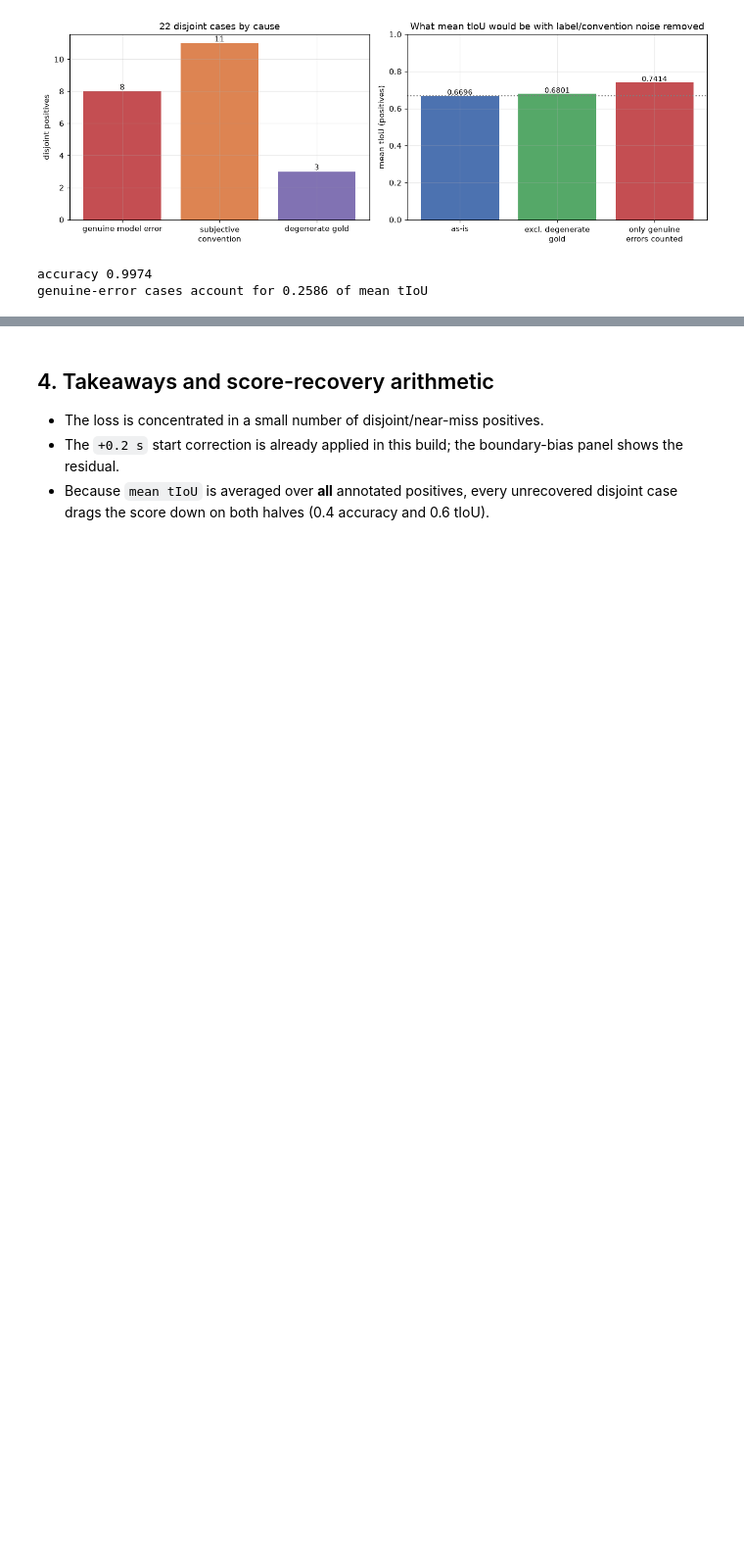
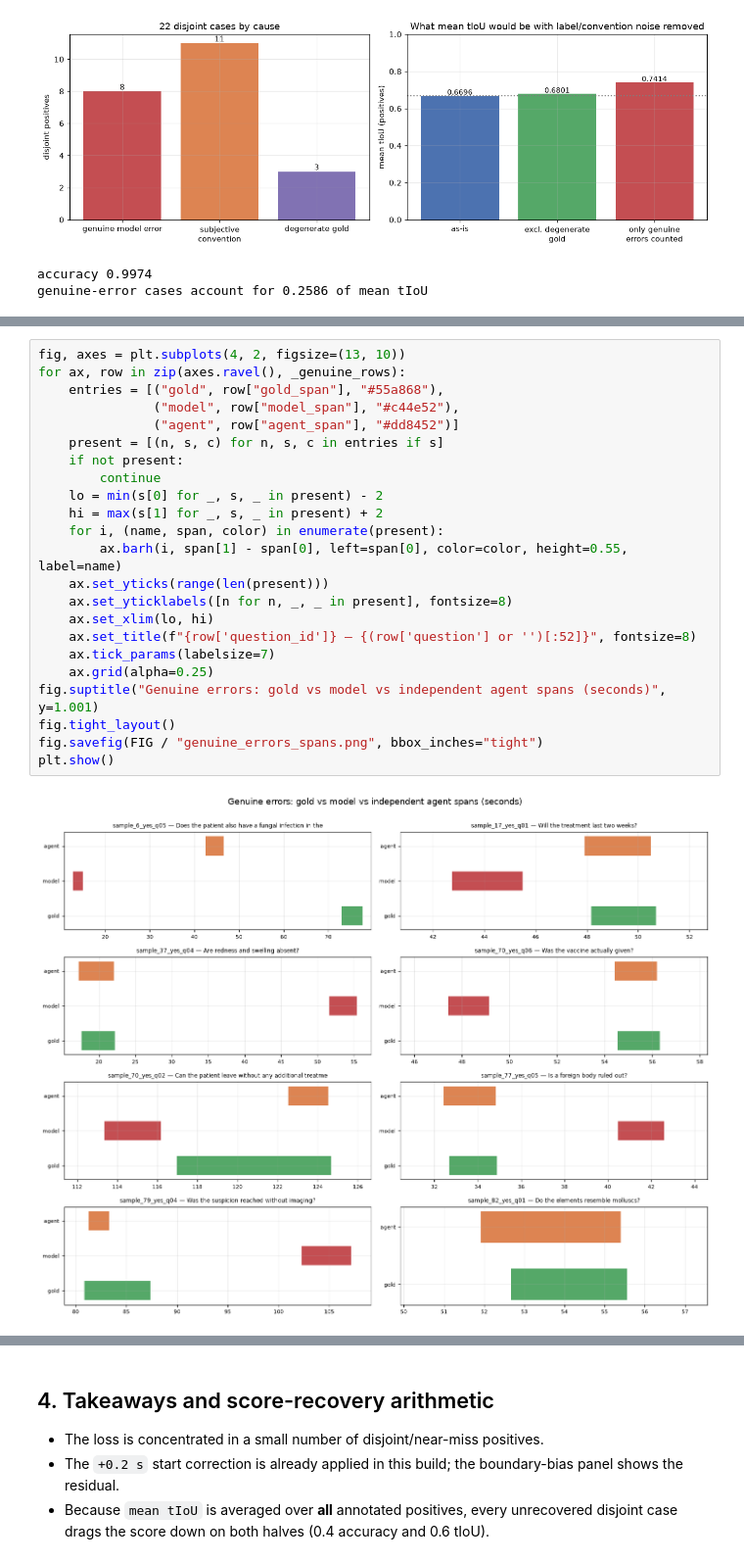
Before and after one commit to csongorszasz/nordic-ai-cup-2026-amigos, a Jupyter notebook: medical-appointment/notebooks/tio_losses.ipynb, the cells around one changed output, grey strips where cells are left out. Shown at 98% size. Cells and saved outputs as stored; diff of their text form; blank space fills up the shorter version.

```diff
--- a/medical-appointment/notebooks/tio_losses.ipynb
+++ b/medical-appointment/notebooks/tio_losses.ipynb
@@ -410,0 +475,25 @@ genuine-error cases account for 0.2586 of mean tIoU
+# %%
+fig, axes = plt.subplots(4, 2, figsize=(13, 10))
+for ax, row in zip(axes.ravel(), _genuine_rows):
+    entries = [("gold", row["gold_span"], "#55a868"),
+               ("model", row["model_span"], "#c44e52"),
+               ("agent", row["agent_span"], "#dd8452")]
+    present = [(n, s, c) for n, s, c in entries if s]
+    if not present:
+        continue
+    lo = min(s[0] for _, s, _ in present) - 2
+    hi = max(s[1] for _, s, _ in present) + 2
+    for i, (name, span, color) in enumerate(present):
+        ax.barh(i, span[1] - span[0], left=span[0], color=color, height=0.55, label=name)
+    ax.set_yticks(range(len(present)))
+    ax.set_yticklabels([n for n, _, _ in present], fontsize=8)
+    ax.set_xlim(lo, hi)
+    ax.set_title(f"{row['question_id']} — {(row['question'] or '')[:52]}", fontsize=8)
+    ax.tick_params(labelsize=7)
+    ax.grid(alpha=0.25)
+fig.suptitle("Genuine errors: gold vs model vs independent agent spans (seconds)", y=1.001)
+fig.tight_layout()
+fig.savefig(FIG / "genuine_errors_spans.png", bbox_inches="tight")
+plt.show()
+# %% [output]
+[figure, added]
```
Also changed, not shown: parts of 3 cells of this notebook, 1 other file.
